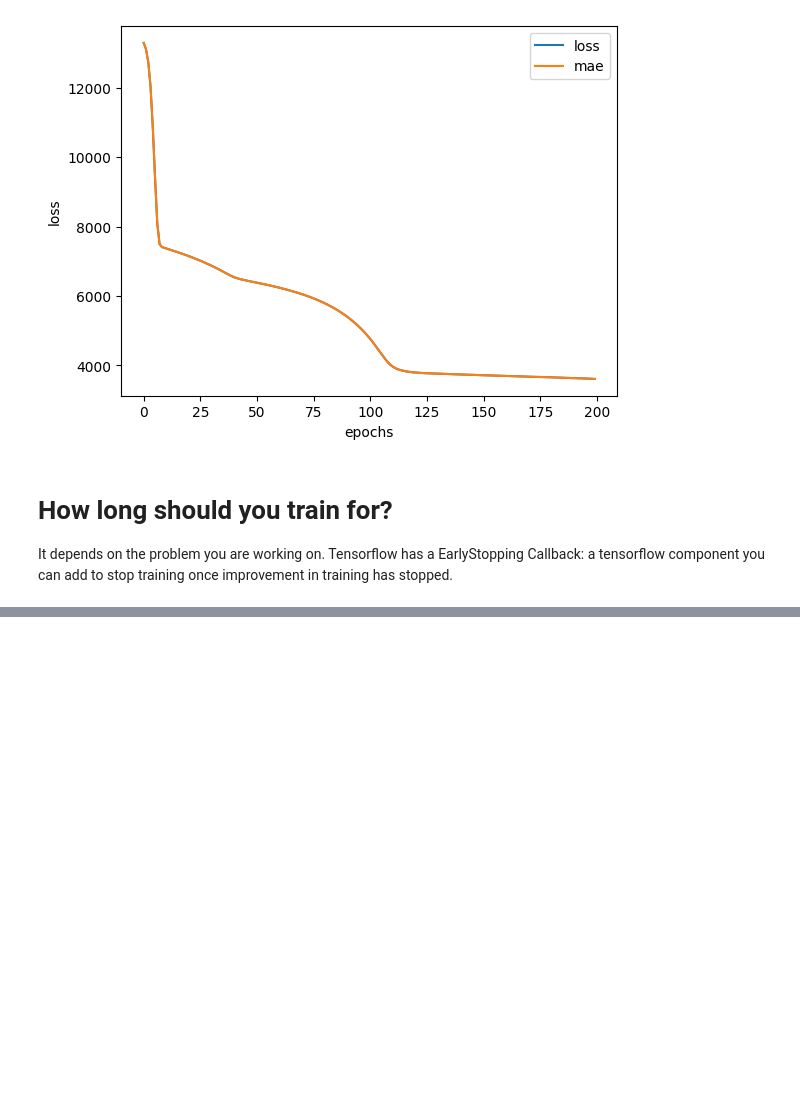
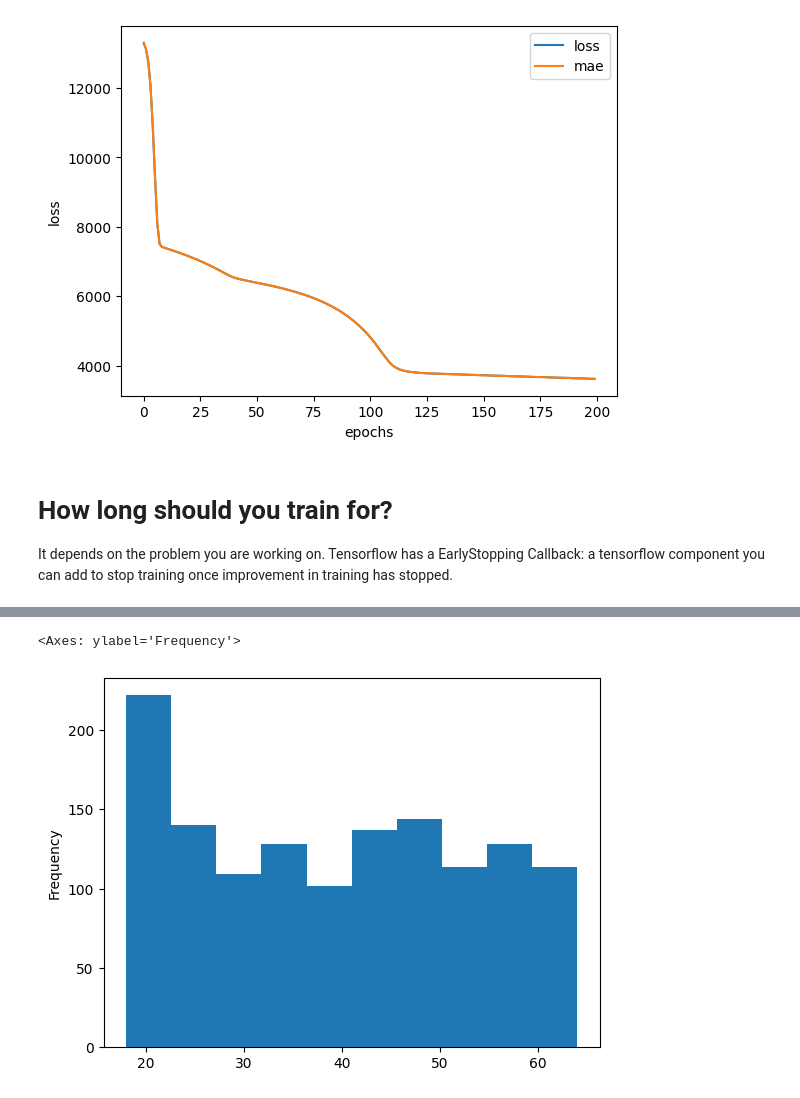
Before and after one commit to gimokid/learning-tensor-flow, a Jupyter notebook: 01b_medical_data_tensorflow.ipynb, the cells around one changed output, grey strips where cells are left out. Drawn from its saved outputs; the diff is of its cells as text; code cells hidden in the pictures; blank space fills up the shorter version.

```diff
--- a/01b_medical_data_tensorflow.ipynb
+++ b/01b_medical_data_tensorflow.ipynb
@@ -255,0 +281,5 @@ insurance_model_4.evaluate(X_test, y_test)
+# %%
+X["age"].plot(kind="hist")
+# %% [output]
+<Axes: ylabel='Frequency'>
+[figure, added]
```
Also changed, not shown: parts of 24 cells of this notebook.
